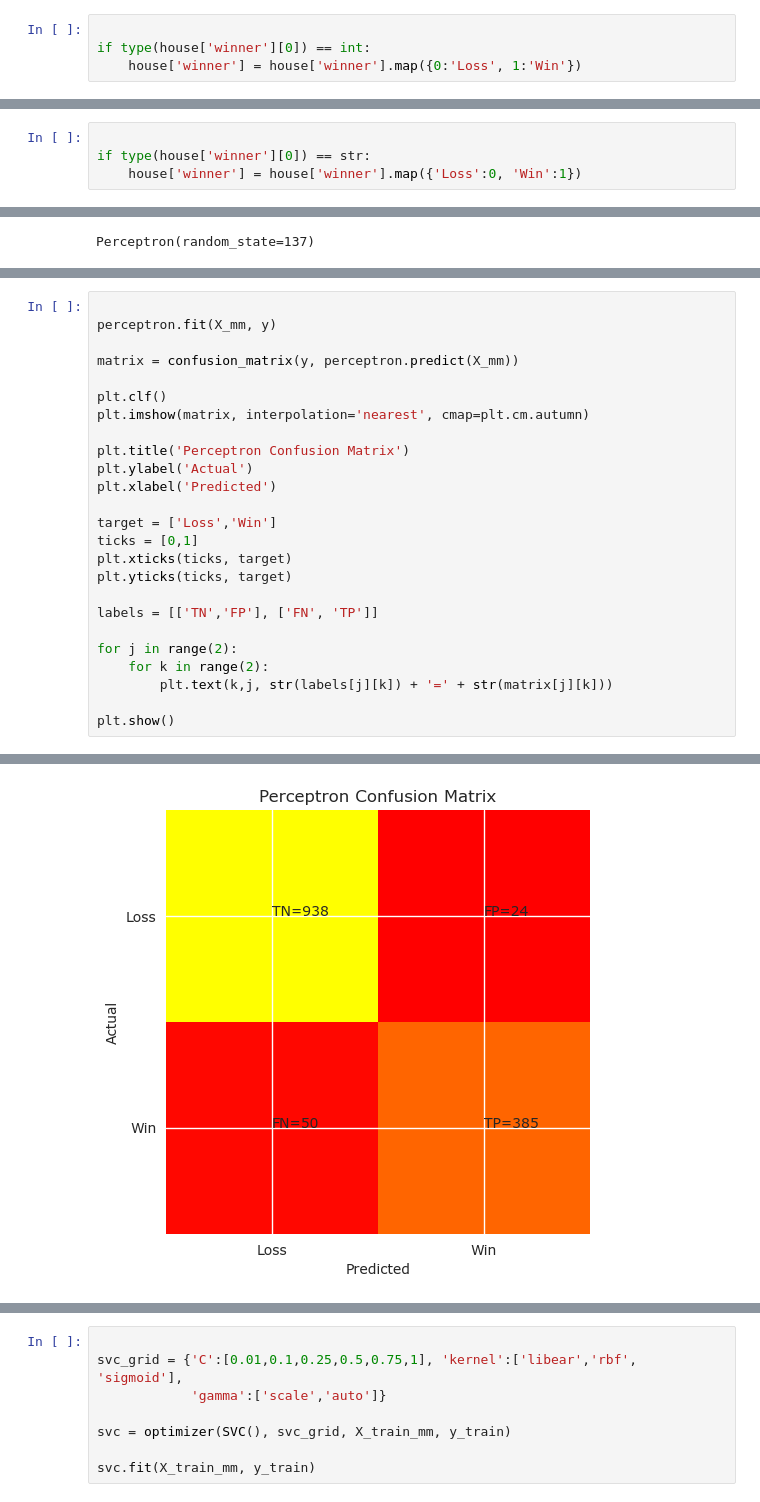
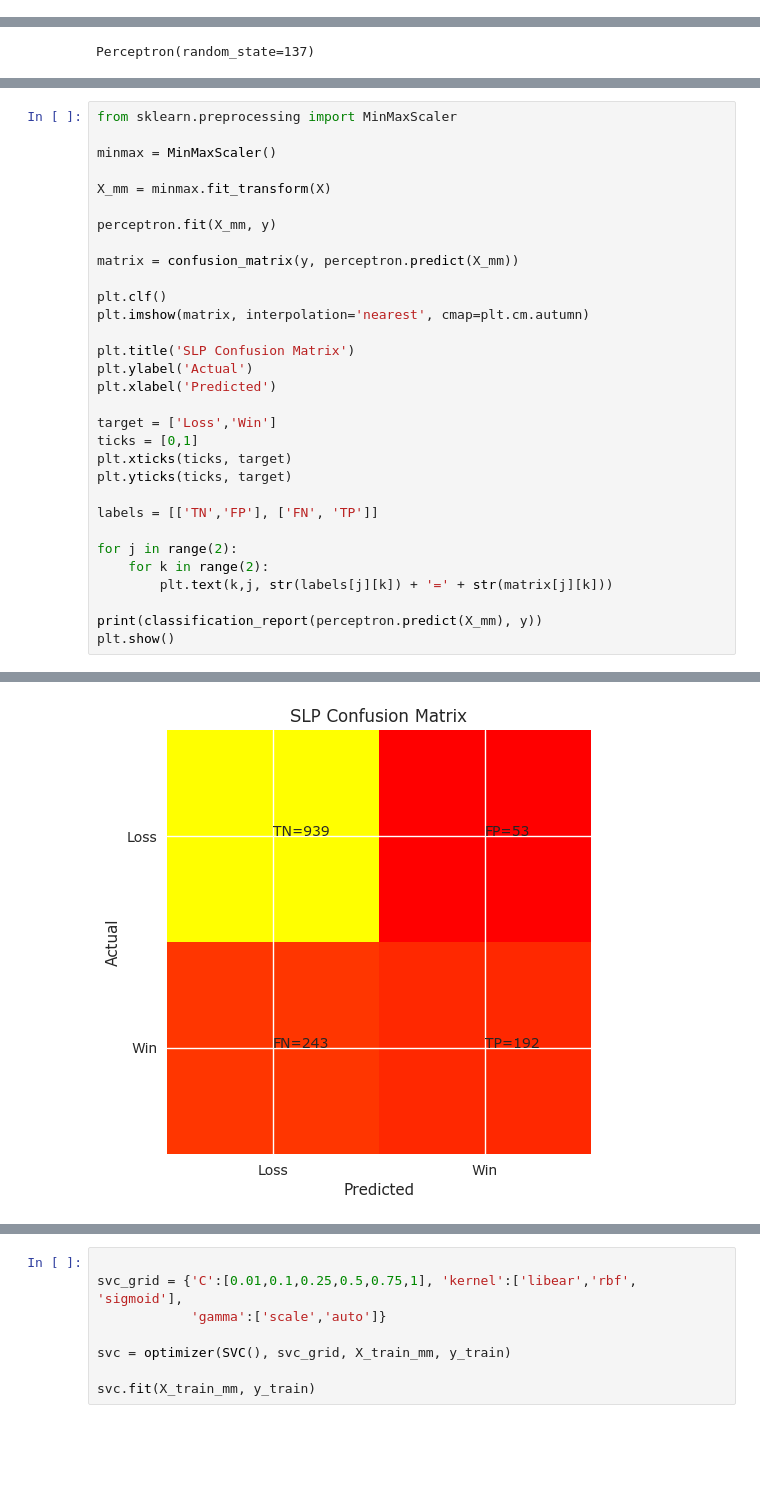
Before and after one commit to neophyte577/campaign-finance-analysis-house-2016, a Jupyter notebook: house_campaign_finance_2016.ipynb, the cells around one changed output, grey strips where cells are left out. Saved outputs shown, nothing was run; the diff lists cells and outputs as text; blank space fills up the shorter version.

```diff
--- a/house_campaign_finance_2016.ipynb
+++ b/house_campaign_finance_2016.ipynb
@@ -566,5 +610 @@ p_inc, p_chal, p_open
-# %%
-
-if type(house['winner'][0]) == int:
-    house['winner'] = house['winner'].map({0:'Loss', 1:'Win'})
 # %%
@@ -611,5 +666 @@ fig.tight_layout()
-# %%
-
-if type(house['winner'][0]) == str:
-    house['winner'] = house['winner'].map({'Loss':0, 'Win':1})
 # %% [markdown]
@@ -783,4 +845,9 @@ X_mm = minmax.fit_transform(X)
 # %%
+from sklearn.preprocessing import MinMaxScaler
+
+minmax = MinMaxScaler()
+
+X_mm = minmax.fit_transform(X)
 
 perceptron.fit(X_mm, y)
 
@@ -789,7 +856,7 @@ matrix = confusion_matrix(y, perceptron.predict(X_mm))
 plt.clf()
 plt.imshow(matrix, interpolation='nearest', cmap=plt.cm.autumn)
 
-plt.title('Perceptron Confusion Matrix')
+plt.title('SLP Confusion Matrix')
 plt.ylabel('Actual')
 plt.xlabel('Predicted')
 
@@ -804,5 +871,6 @@ for j in range(2):
     for k in range(2):
         plt.text(k,j, str(labels[j][k]) + '=' + str(matrix[j][k]))
 
+print(classification_report(perceptron.predict(X_mm), y))
 plt.show()
 # %% [output]
@@ -809 +885 @@ plt.show()
-[figure, old version]
+[figure, new version]
```
Also changed, not shown: parts of 120 cells of this notebook.
